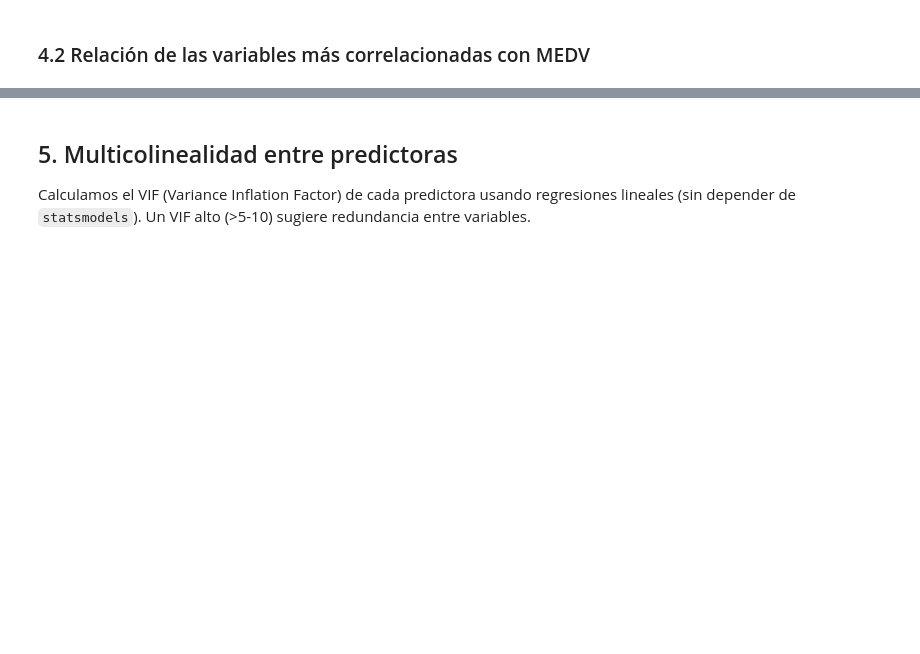
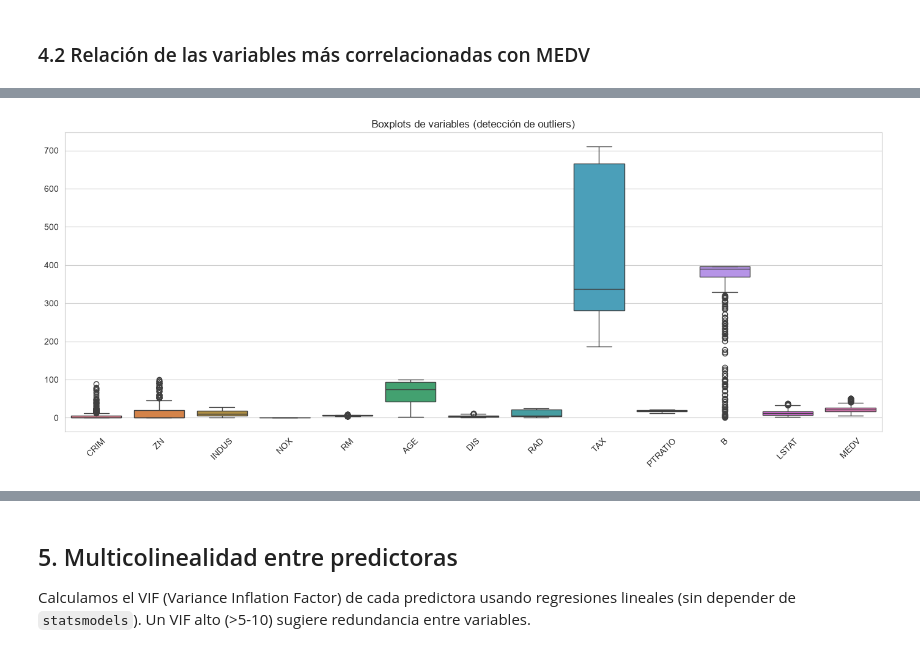
Before and after one commit to alejacos/TP_AA1_Acosta_Hauret_Rinaldi_Torres, a Jupyter notebook: TP_1/scr/EDA_AA_1_TP_1_mas_simple.ipynb, the cells around one changed output, grey strips where cells are left out. Saved outputs shown, nothing was run; the diff lists cells and outputs as text; code cells hidden in the pictures; blank space fills up the shorter version.

```diff
--- a/TP_1/scr/EDA_AA_1_TP_1_mas_simple.ipynb
+++ b/TP_1/scr/EDA_AA_1_TP_1_mas_simple.ipynb
@@ -339,0 +358,9 @@ plt.show()
+# %%
+fig, ax = plt.subplots(figsize=(14, 6))
+sns.boxplot(data=df_knn_imputado, ax=ax)
+plt.xticks(rotation=45)
+ax.set_title("Boxplots de variables (detección de outliers)")
+plt.tight_layout()
+plt.show()
+# %% [output]
+[figure, added]
```
Also changed, not shown: parts of 26 cells of this notebook, 1 other file.
